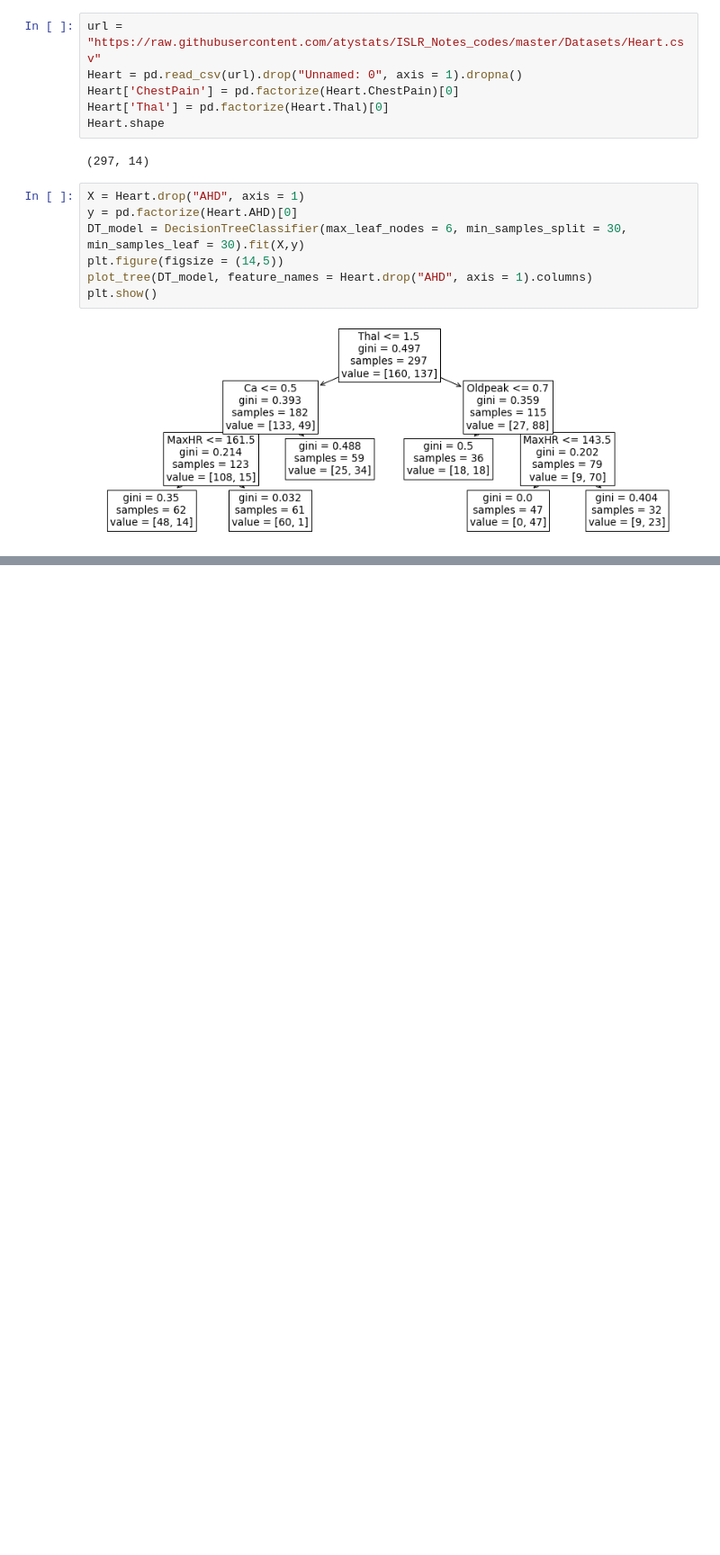
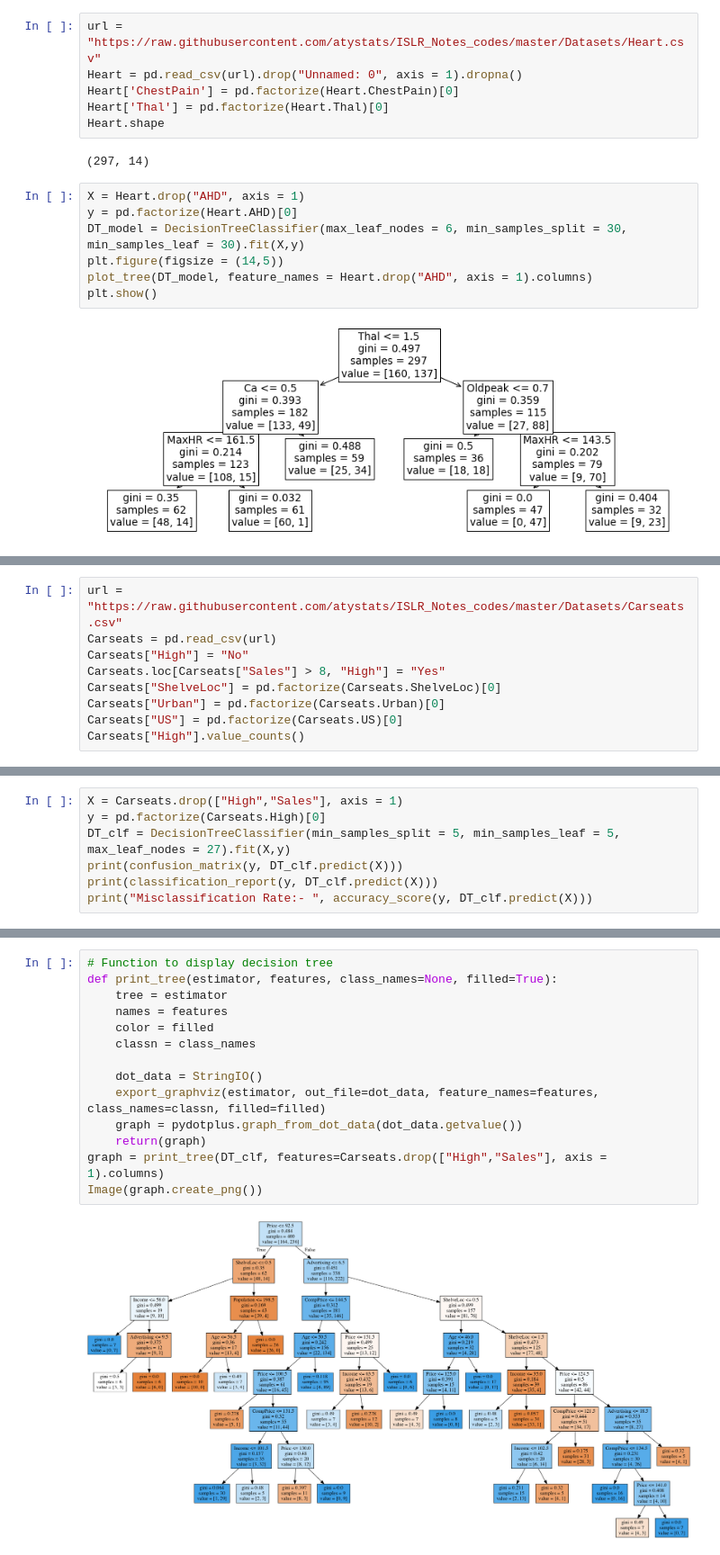
Before and after one commit to atystats/ISLR_Notes_codes, a Jupyter notebook: Chapter 8.ipynb, the cells around one changed output, grey strips where cells are left out. Shown at 90% size. Cells and saved outputs as stored; diff of their text form; blank space fills up the shorter version.

Commit message:
Notebook on ISLR

```diff
--- a/Chapter 8.ipynb
+++ b/Chapter 8.ipynb
@@ -253,0 +260,9 @@ For boosting trees, small trees are sufficient.
+# %%
+url = "https://raw.githubusercontent.com/atystats/ISLR_Notes_codes/master/Datasets/Carseats.csv"
+Carseats = pd.read_csv(url)
+Carseats["High"] = "No"
+Carseats.loc[Carseats["Sales"] > 8, "High"] = "Yes"
+Carseats["ShelveLoc"] = pd.factorize(Carseats.ShelveLoc)[0]
+Carseats["Urban"] = pd.factorize(Carseats.Urban)[0]
+Carseats["US"] = pd.factorize(Carseats.US)[0]
+Carseats["High"].value_counts()
@@ -253,0 +273,7 @@ For boosting trees, small trees are sufficient.
+# %%
+X = Carseats.drop(["High","Sales"], axis = 1)
+y = pd.factorize(Carseats.High)[0]
+DT_clf = DecisionTreeClassifier(min_samples_split = 5, min_samples_leaf = 5, max_leaf_nodes = 27).fit(X,y)
+print(confusion_matrix(y, DT_clf.predict(X)))
+print(classification_report(y, DT_clf.predict(X)))
+print("Misclassification Rate:- ", accuracy_score(y, DT_clf.predict(X)))
@@ -253,0 +293,16 @@ For boosting trees, small trees are sufficient.
+# %%
+# Function to display decision tree
+def print_tree(estimator, features, class_names=None, filled=True):
+    tree = estimator
+    names = features
+    color = filled
+    classn = class_names
+
+    dot_data = StringIO()
+    export_graphviz(estimator, out_file=dot_data, feature_names=features, class_names=classn, filled=filled)
+    graph = pydotplus.graph_from_dot_data(dot_data.getvalue())
+    return(graph)
+graph = print_tree(DT_clf, features=Carseats.drop(["High","Sales"], axis = 1).columns)
+Image(graph.create_png())
+# %% [output]
+[figure, added]
```
Also changed, not shown: parts of 4 cells of this notebook.
